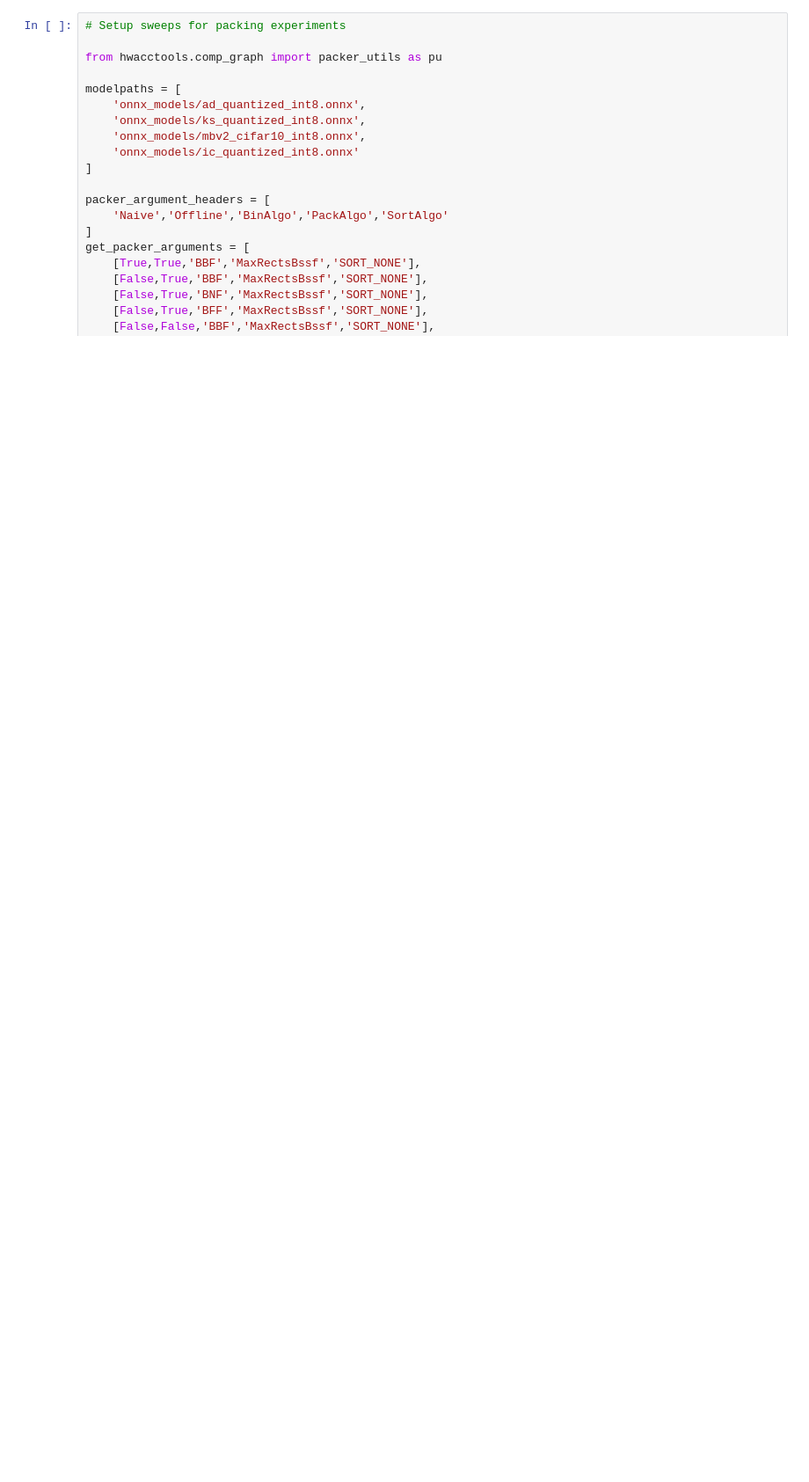
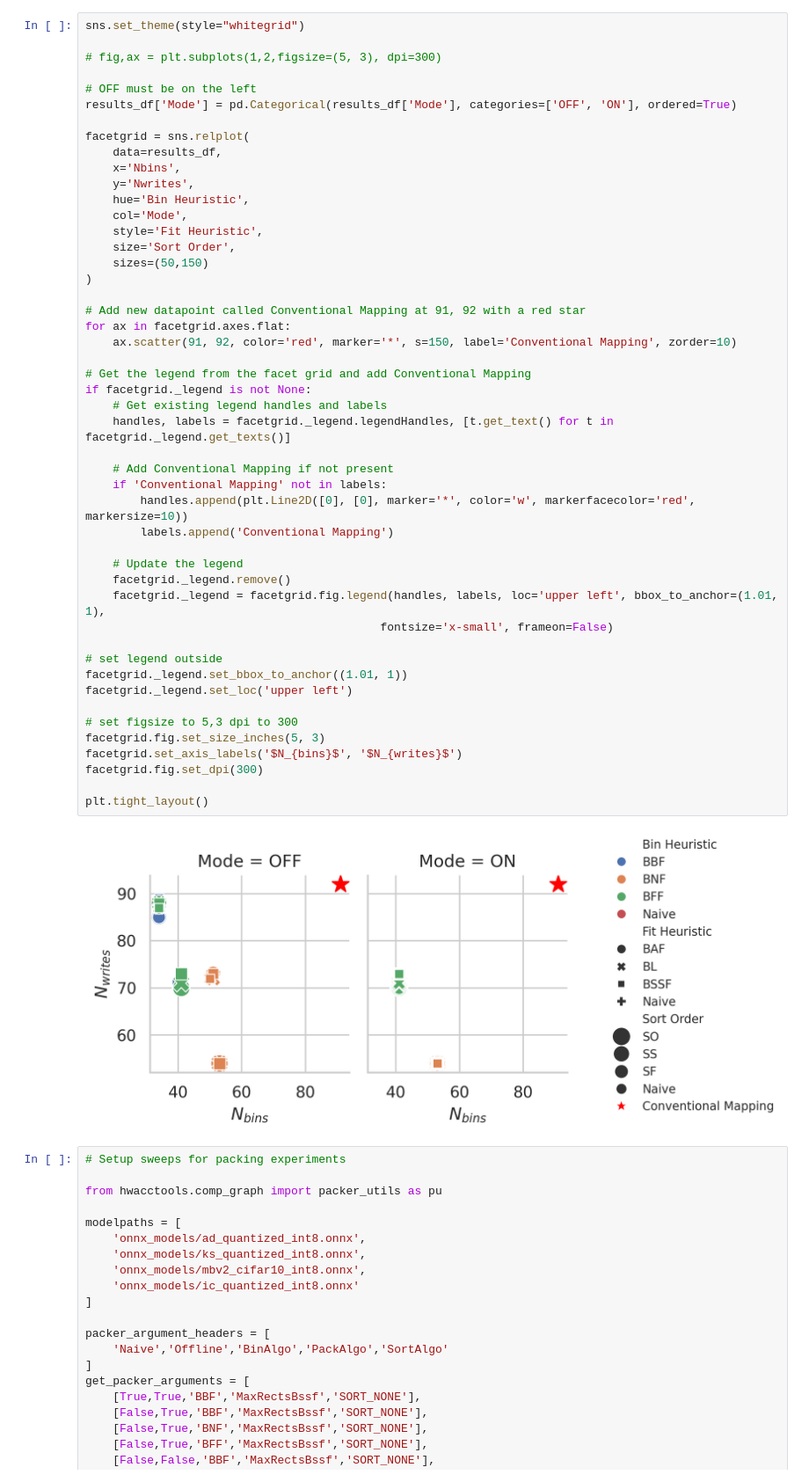
Before and after one commit to Lawrence-lugs/MARP, a Jupyter notebook: marp_results.ipynb, the cells around one changed output. Shown: that part at 88% size. Saved outputs shown, nothing was run; the diff lists cells and outputs as text; blank space fills up the shorter version.

```diff
--- a/marp_results.ipynb
+++ b/marp_results.ipynb
@@ -62,3 +218,53 @@ for modelpath in modelpaths:
+# %%
+sns.set_theme(style="whitegrid")
+
+# fig,ax = plt.subplots(1,2,figsize=(5, 3), dpi=300)
+
+# OFF must be on the left
+results_df['Mode'] = pd.Categorical(results_df['Mode'], categories=['OFF', 'ON'], ordered=True)
+
+facetgrid = sns.relplot(
+    data=results_df,
+    x='Nbins',
+    y='Nwrites',
+    hue='Bin Heuristic',
+    col='Mode',
+    style='Fit Heuristic',
+    size='Sort Order',
+    sizes=(50,150)
+)
+
+# Add new datapoint called Conventional Mapping at 91, 92 with a red star
+for ax in facetgrid.axes.flat:
+    ax.scatter(91, 92, color='red', marker='*', s=150, label='Conventional Mapping', zorder=10)
+
+# Get the legend from the facet grid and add Conventional Mapping
+if facetgrid._legend is not None:
+    # Get existing legend handles and labels
+    handles, labels = facetgrid._legend.legendHandles, [t.get_text() for t in facetgrid._legend.get_texts()]
+
+    # Add Conventional Mapping if not present
+    if 'Conventional Mapping' not in labels:
+        handles.append(plt.Line2D([0], [0], marker='*', color='w', markerfacecolor='red', markersize=10))
+        labels.append('Conventional Mapping')
+
+    # Update the legend
+    facetgrid._legend.remove()
+    facetgrid._legend = facetgrid.fig.legend(handles, labels, loc='upper left', bbox_to_anchor=(1.01, 1),
+                                           fontsize='x-small', frameon=False)
+
+# set legend outside
+facetgrid._legend.set_bbox_to_anchor((1.01, 1))
+facetgrid._legend.set_loc('upper left')
+
+# set figsize to 5,3 dpi to 300
+facetgrid.fig.set_size_inches(5, 3)
+facetgrid.set_axis_labels('$N_{bins}$', '$N_{writes}$')
+facetgrid.fig.set_dpi(300)
+
+plt.tight_layout()
+# %% [output]
+[figure, added]
 # %%
 # Setup sweeps for packing experiments
 
```
Also changed, not shown: parts of 11 cells of this notebook, 7 other files.
